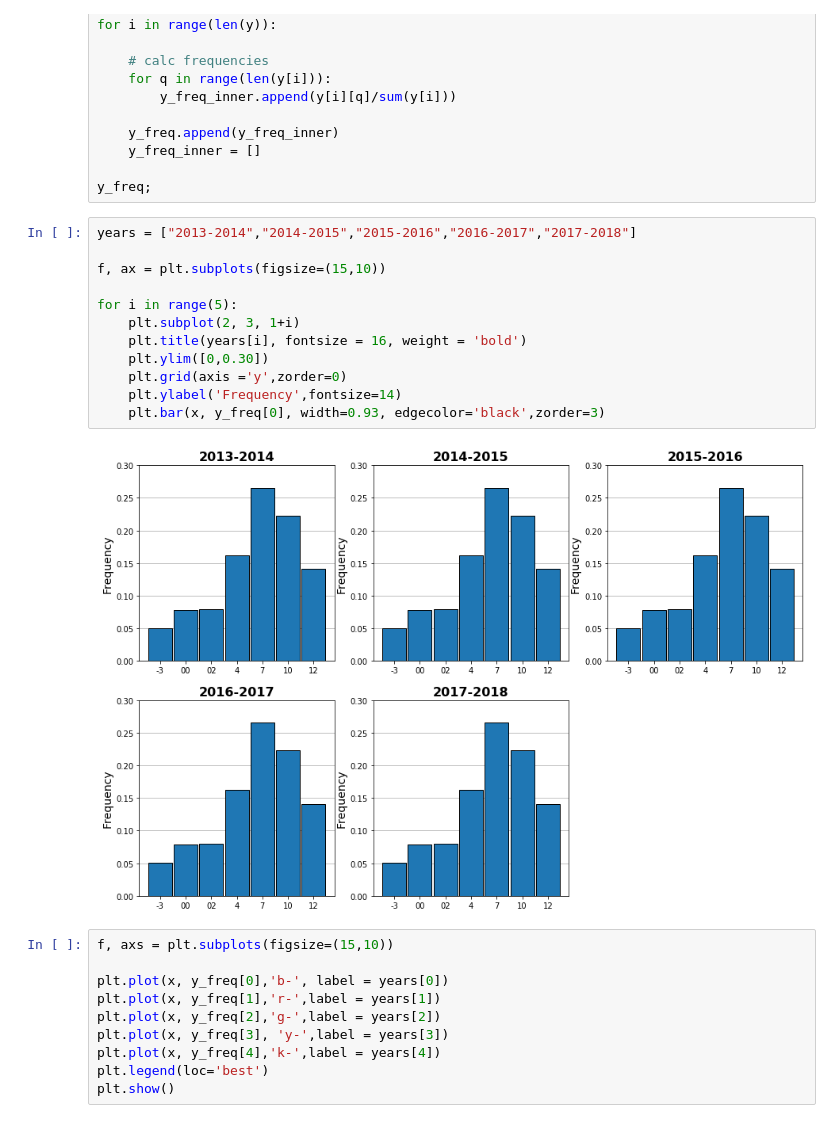
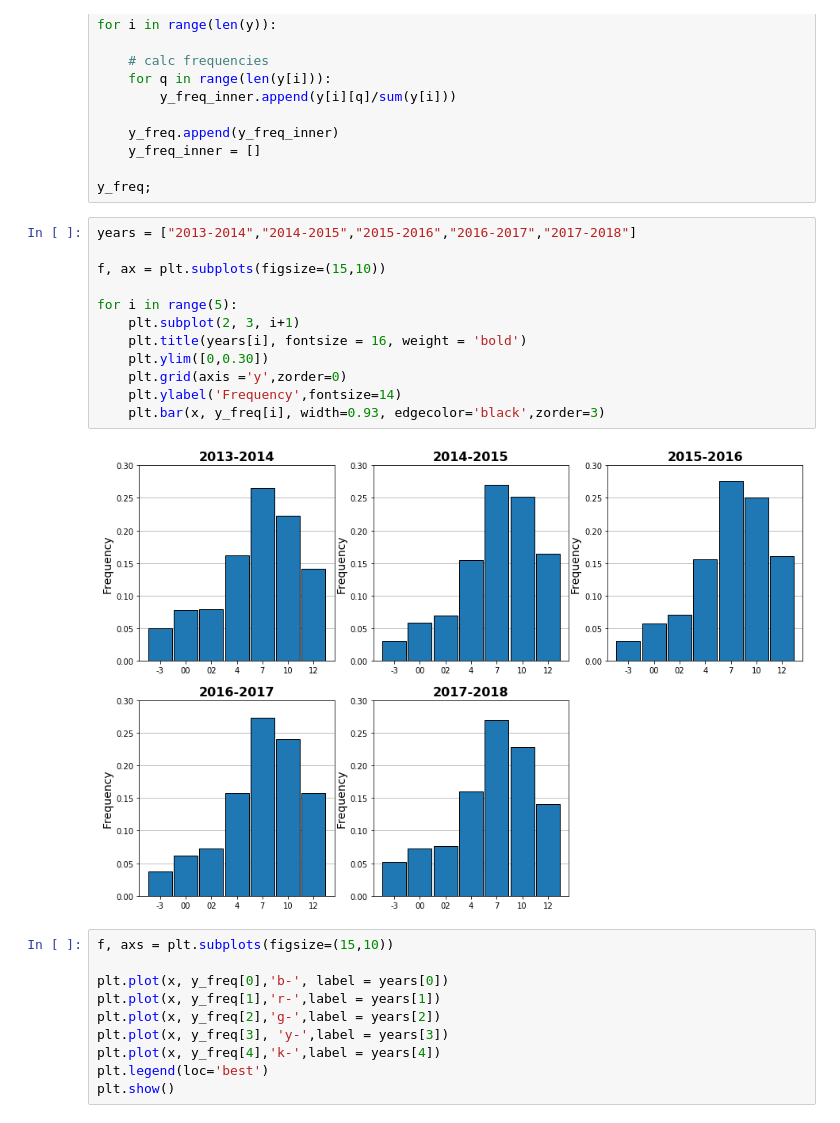
Before and after one commit to tnv875/Group18-NoTeeth, a Jupyter notebook: Exam project/Jacob legemappe/Load final data set (JACOB DUPLICATE)-Copy1.ipynb, the cells around one changed output. Drawn from its saved outputs; the diff is of its cells as text.

```diff
--- a/Exam project/Jacob legemappe/Load final data set (JACOB DUPLICATE)-Copy1.ipynb
+++ b/Exam project/Jacob legemappe/Load final data set (JACOB DUPLICATE)-Copy1.ipynb
@@ -74,17 +74,17 @@ y_freq;
 # %%
 years = ["2013-2014","2014-2015","2015-2016","2016-2017","2017-2018"]
 
 f, ax = plt.subplots(figsize=(15,10))
 
 for i in range(5):
-    plt.subplot(2, 3, 1+i)
+    plt.subplot(2, 3, i+1)
     plt.title(years[i], fontsize = 16, weight = 'bold')
     plt.ylim([0,0.30])
     plt.grid(axis ='y',zorder=0)
     plt.ylabel('Frequency',fontsize=14)
-    plt.bar(x, y_freq[0], width=0.93, edgecolor='black',zorder=3)
+    plt.bar(x, y_freq[i], width=0.93, edgecolor='black',zorder=3)
 # %% [output]
-[figure, old version]
+[figure, new version]
 # %%
 f, axs = plt.subplots(figsize=(15,10))
 
```
